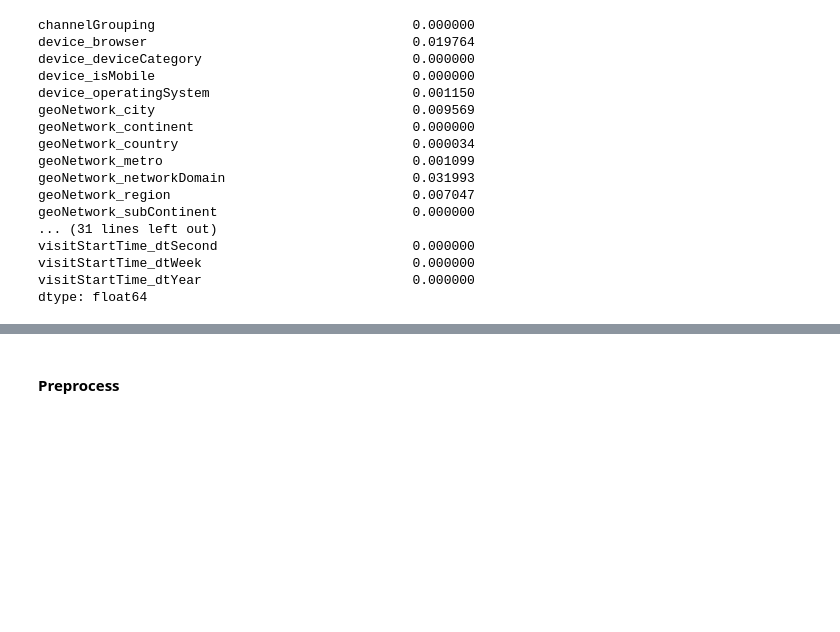
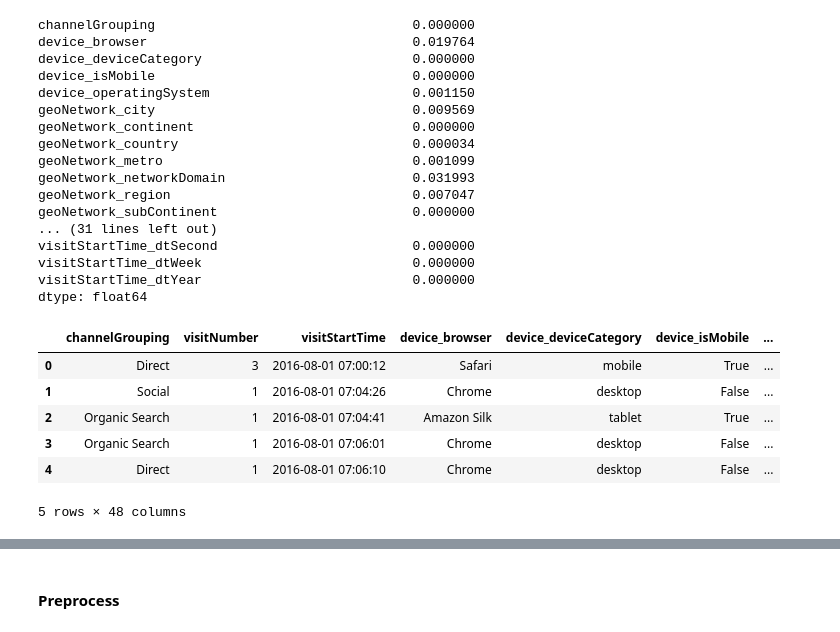
Before and after one commit to ademyanchuk/kaggle_google_revenue, a Jupyter notebook: notebooks/rf_fastai-baseline.ipynb, the cells around one changed output, grey strips where cells are left out. Cells and saved outputs as stored; diff of their text form; code cells hidden in the pictures; blank space fills up the shorter version.

Commit message:
working on time based train valid split

```diff
--- a/notebooks/rf_fastai-baseline.ipynb
+++ b/notebooks/rf_fastai-baseline.ipynb
@@ -167,5 +179,5 @@ display_all(full_train.describe(include='all').T)
 full_train['totals_transactionRevenue'] = full_train['totals_transactionRevenue'].fillna(value=0)
 # %%
 # posix seconds to datetime
-full_train['visitStartTime_dt'] = pd.to_datetime(full_train.visitStartTime, unit='s')
+full_train['visitStartTime'] = pd.to_datetime(full_train.visitStartTime, unit='s')
 # %%
@@ -250,6 +262,21 @@ dtype: float64
 # add back fullVisitosIds
 full_train['fullVisitorId'] = train_visitorIds
 test_df['fullVisitorId'] = test_visitorIds
+# %%
+# sort train dataframe by time
+full_train.sort_values(by='visitStartTime', inplace=True)
+# %%
+full_train.reset_index(drop=True, inplace=True)
+# %%
+full_train.head()
+# %% [output]
+|  | channelGrouping | visitNumber | visitStartTime | device_browser | device_deviceCategory | device_isMobile | ... |
+| 0 | Direct | 3 | 2016-08-01 07:00:12 | Safari | mobile | True | ... |
+| 1 | Social | 1 | 2016-08-01 07:04:26 | Chrome | desktop | False | ... |
+| 2 | Organic Search | 1 | 2016-08-01 07:04:41 | Amazon Silk | tablet | True | ... |
+| 3 | Organic Search | 1 | 2016-08-01 07:06:01 | Chrome | desktop | False | ... |
+| 4 | Direct | 1 | 2016-08-01 07:06:10 | Chrome | desktop | False | ... |
+5 rows × 48 columns
 # %%
 %%time
 os.makedirs('../data/tmp', exist_ok=True)
```
Also changed, not shown: parts of 46 cells of this notebook.
